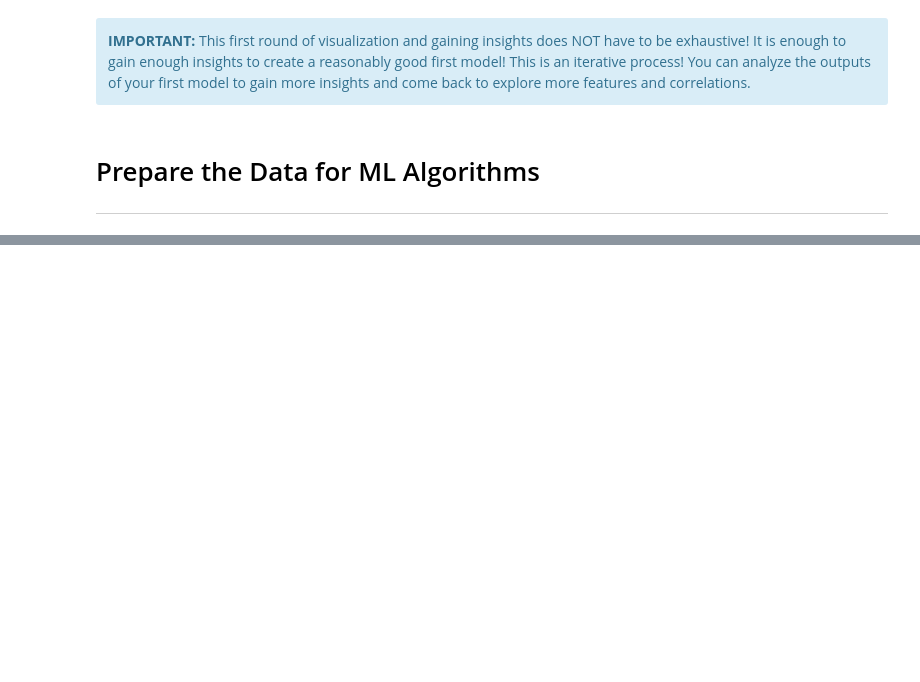
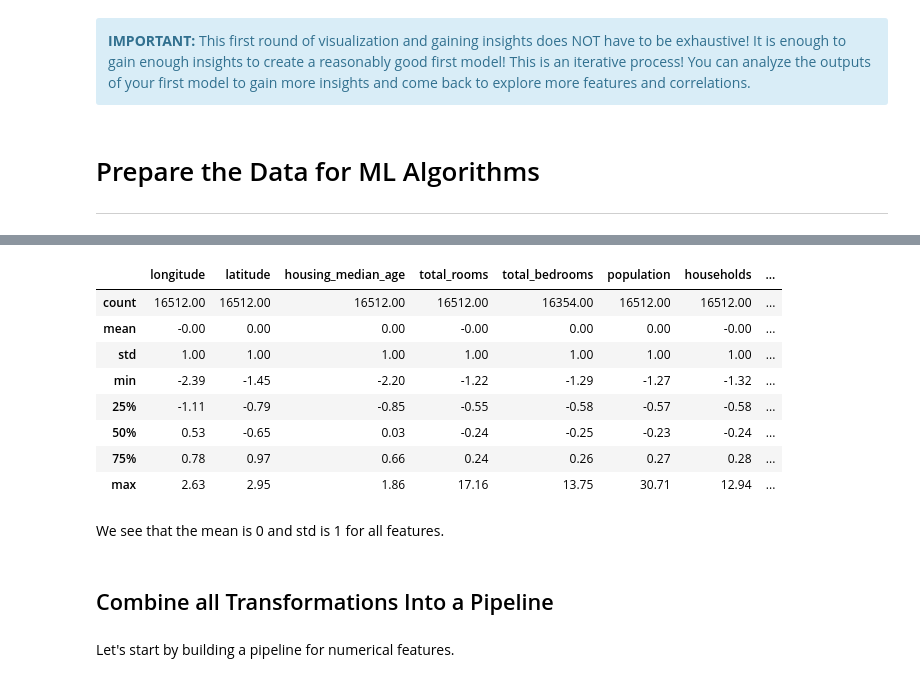
Before and after one commit to calvinh99/handsonml, a Jupyter notebook: DistrictPricing.ipynb, the cells around one changed output, grey strips where cells are left out. Cells and saved outputs as stored; diff of their text form; code cells hidden in the pictures; blank space fills up the shorter version.

```diff
--- a/DistrictPricing.ipynb
+++ b/DistrictPricing.ipynb
@@ -380,0 +404,2 @@ Name: median_house_value, dtype: float64
+# %%
+imputer.fit(housing_num)
@@ -380,0 +587,4 @@ Name: median_house_value, dtype: float64
+# %%
+from sklearn.preprocessing import StandardScaler
+
+std_scaler = StandardScaler()
@@ -380,0 +600,10 @@ Name: median_house_value, dtype: float64
+# %%
+housing_scaled = std_scaler.fit_transform(housing_num)
+# %%
+housing_scaled = pd.DataFrame(
+    data=housing_scaled,
+    columns=housing_num.columns,
+    index=housing_num.index
+)
+
+housing_scaled.head()
@@ -380,0 +617,18 @@ Name: median_house_value, dtype: float64
+# %%
+housing_scaled.describe().round(2)
+# %% [output]
+|  | longitude | latitude | housing_median_age | total_rooms | total_bedrooms | population | households | ... |
+| count | 16512.00 | 16512.00 | 16512.00 | 16512.00 | 16354.00 | 16512.00 | 16512.00 | ... |
+| mean | -0.00 | 0.00 | 0.00 | -0.00 | 0.00 | 0.00 | -0.00 | ... |
+| std | 1.00 | 1.00 | 1.00 | 1.00 | 1.00 | 1.00 | 1.00 | ... |
+| min | -2.39 | -1.45 | -2.20 | -1.22 | -1.29 | -1.27 | -1.32 | ... |
+| 25% | -1.11 | -0.79 | -0.85 | -0.55 | -0.58 | -0.57 | -0.58 | ... |
+| 50% | 0.53 | -0.65 | 0.03 | -0.24 | -0.25 | -0.23 | -0.24 | ... |
+| 75% | 0.78 | 0.97 | 0.66 | 0.24 | 0.26 | 0.27 | 0.28 | ... |
+| max | 2.63 | 2.95 | 1.86 | 17.16 | 13.75 | 30.71 | 12.94 | ... |
+# %% [markdown]
+We see that the mean is 0 and std is 1 for all features.
+# %% [markdown]
+## Combine all Transformations Into a Pipeline
+# %% [markdown]
+Let's start by building a pipeline for numerical features.
```
Also changed, not shown: parts of 93 cells of this notebook.
